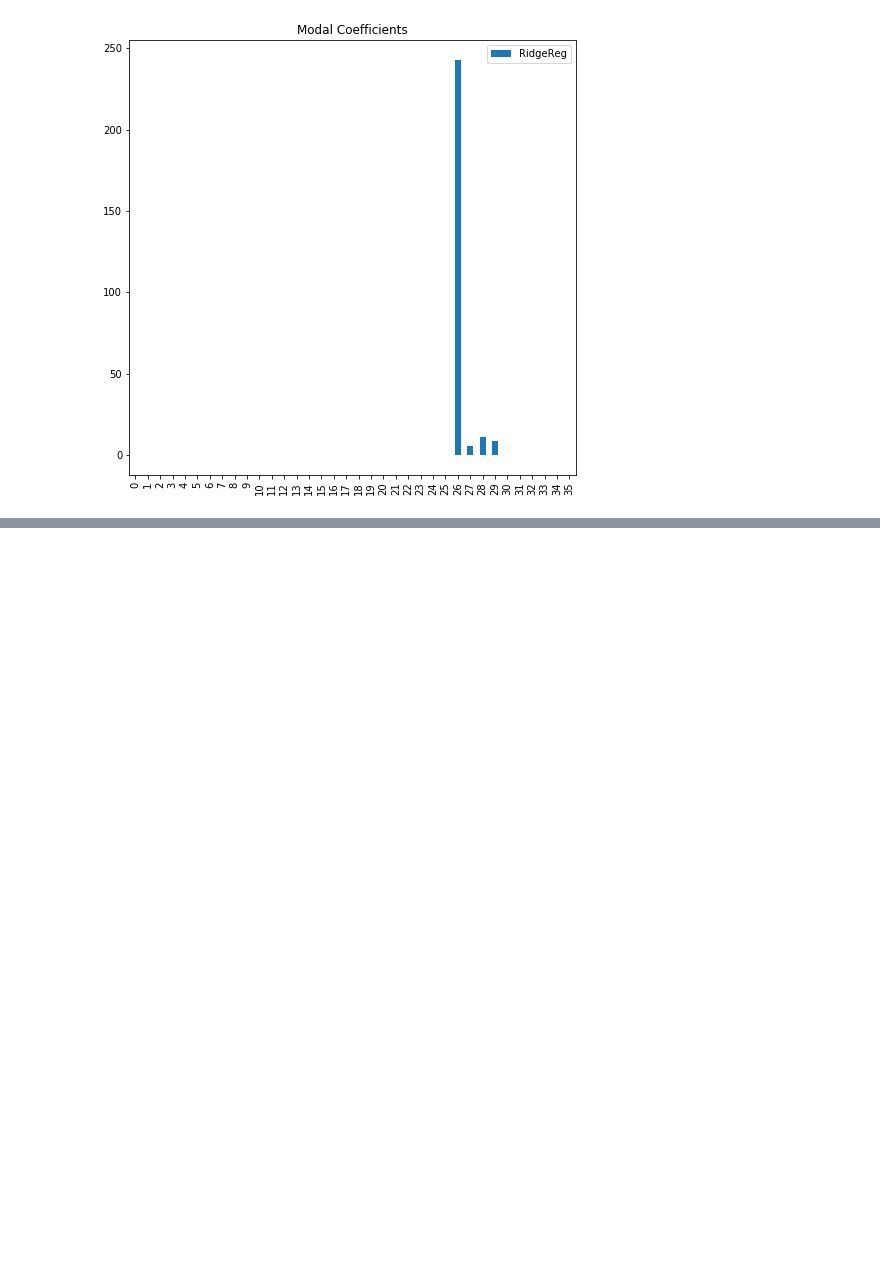
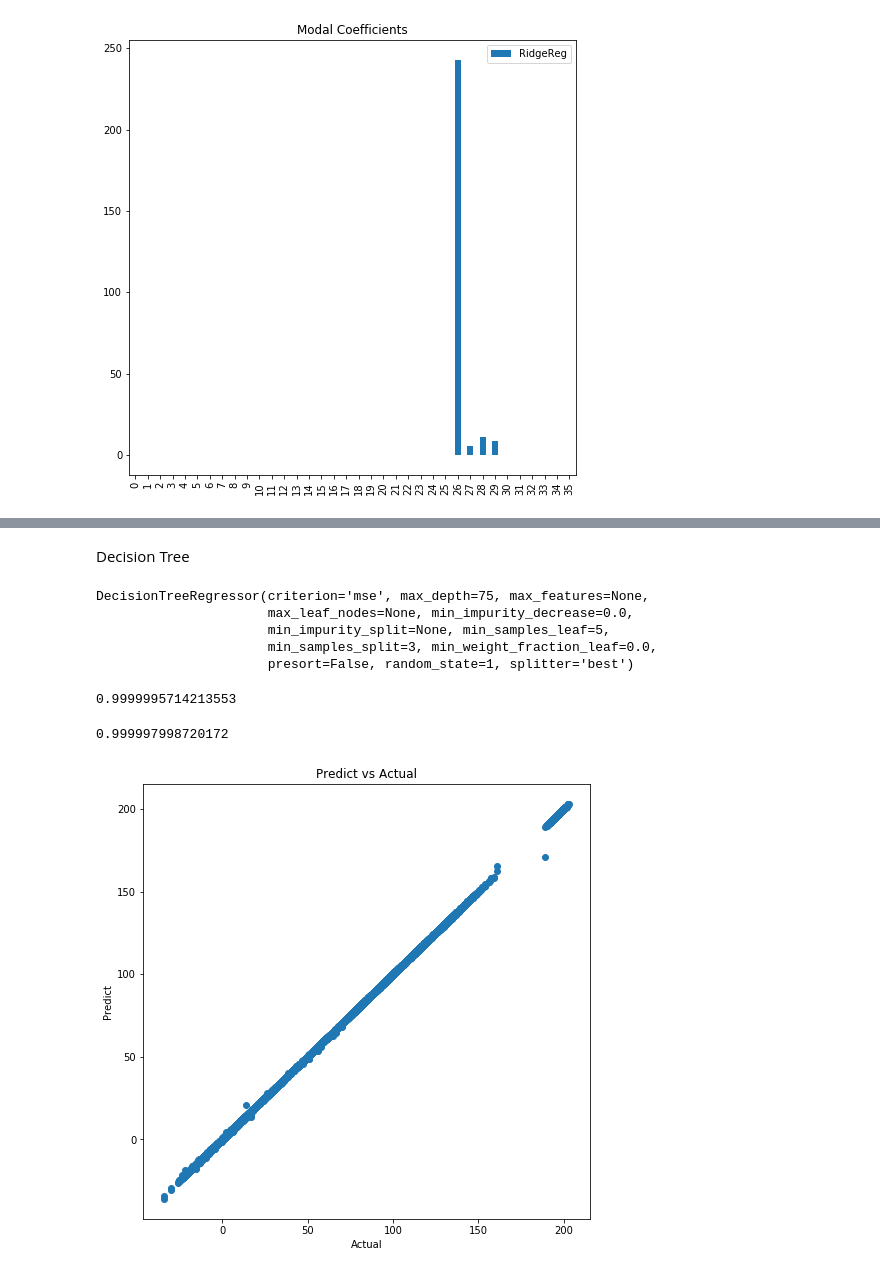
Before and after one commit to imamun93/Molecular_Properties, a Jupyter notebook: NormalizedRegression.ipynb, the cells around one changed output, grey strips where cells are left out. Drawn from its saved outputs; the diff is of its cells as text; code cells hidden in the pictures; blank space fills up the shorter version.

```diff
--- a/NormalizedRegression.ipynb
+++ b/NormalizedRegression.ipynb
@@ -390,0 +396,30 @@ rcombined.plot(kind='bar', title='Modal Coefficients')
+# %% [markdown]
+Decision Tree
+# %%
+DTR= tree.DecisionTreeRegressor(max_depth=75, min_samples_split=3, min_samples_leaf=5, random_state=1)
+DTR.fit(f_train, t_train)
+# %% [output]
+DecisionTreeRegressor(criterion='mse', max_depth=75, max_features=None,
+                      max_leaf_nodes=None, min_impurity_decrease=0.0,
+                      min_impurity_split=None, min_samples_leaf=5,
+                      min_samples_split=3, min_weight_fraction_leaf=0.0,
+                      presort=False, random_state=1, splitter='best')
+# %%
+DTR.score(f_train,t_train)
+# %% [output]
+0.9999995714213553
+# %%
+DTR.score(f_test,t_test)
+# %% [output]
+0.999997998720172
+# %%
+predict=DTR.predict(f_test)
+tt_np= t_test.to_numpy()
+# %%
+plt.rcParams["figure.figsize"] = (8, 8)
+fig, ax = plt.subplots()
+ax.scatter(predict, tt_np)
+ax.set(title="Predict vs Actual")
+ax.set(xlabel="Actual", ylabel="Predict");
+# %% [output]
+[figure, added]
```
Also changed, not shown: parts of 15 cells of this notebook.
